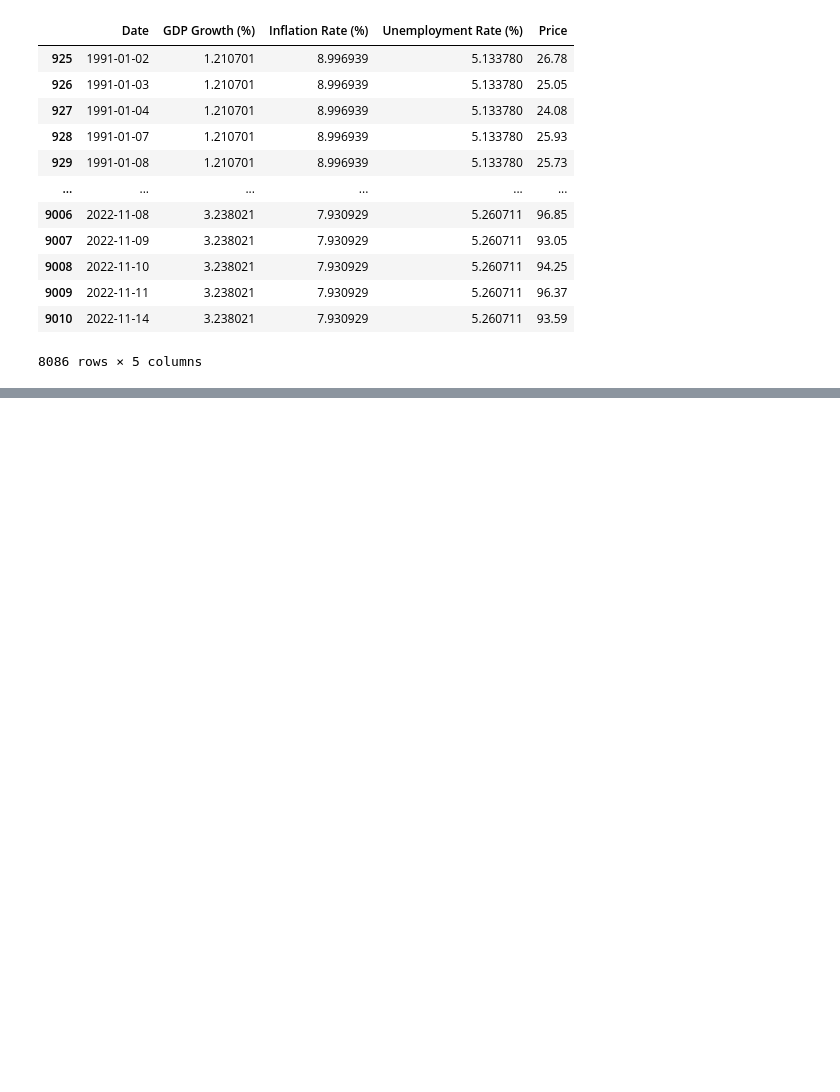
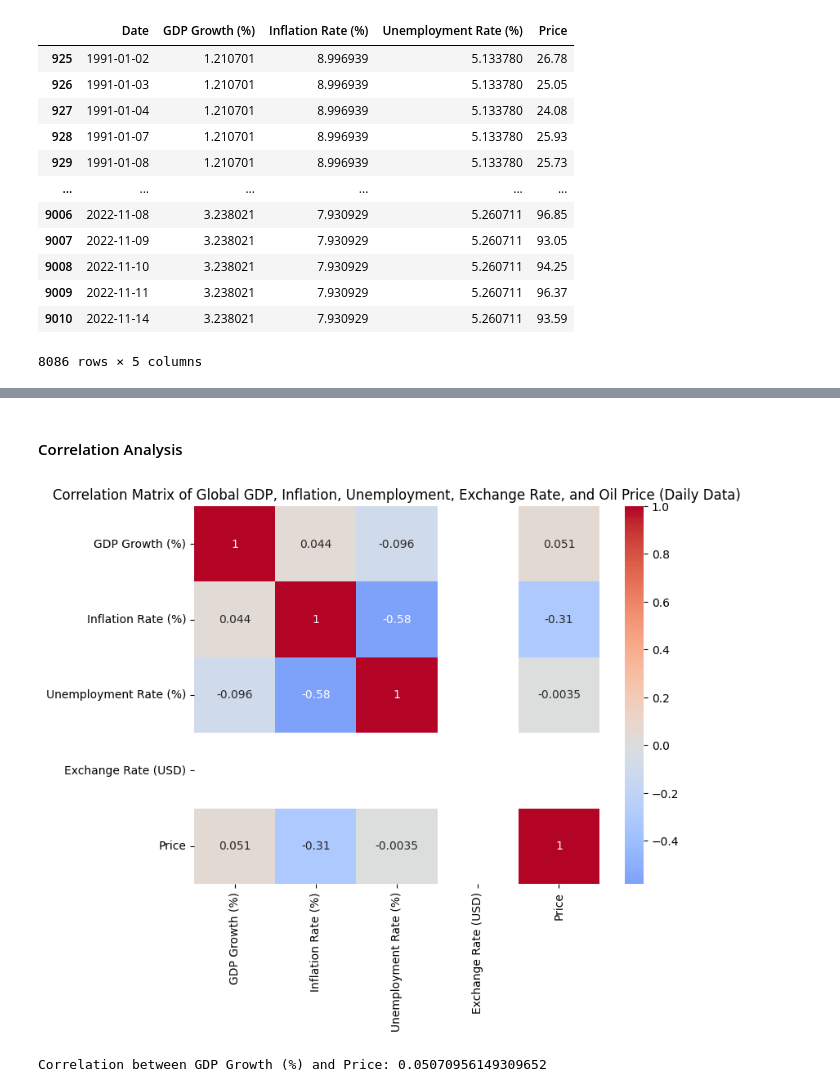
Before and after one commit to GetieBalew24/BrentOil-PriceModeling, a Jupyter notebook: notebooks/oil_price_model_development.ipynb, the cells around one changed output, grey strips where cells are left out. Drawn from its saved outputs; the diff is of its cells as text; code cells hidden in the pictures; blank space fills up the shorter version.

```diff
--- a/notebooks/oil_price_model_development.ipynb
+++ b/notebooks/oil_price_model_development.ipynb
@@ -155,0 +167,10 @@ data
+# %% [markdown]
+#### Correlation Analysis
+# %%
+data_extracter.calculate_correlations()
+# %% [output]
+[figure, added]
+# %%
+data_extracter.specific_correlation(indicator1='GDP Growth (%)', indicator2='Price')
+# %% [output]
+Correlation between GDP Growth (%) and Price: 0.05070956149309652
```
Also changed, not shown: parts of 4 cells of this notebook, 1 other file.
